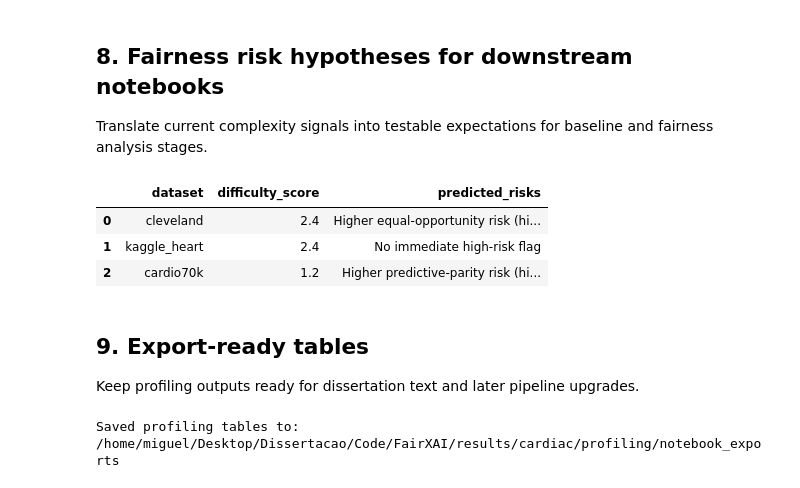
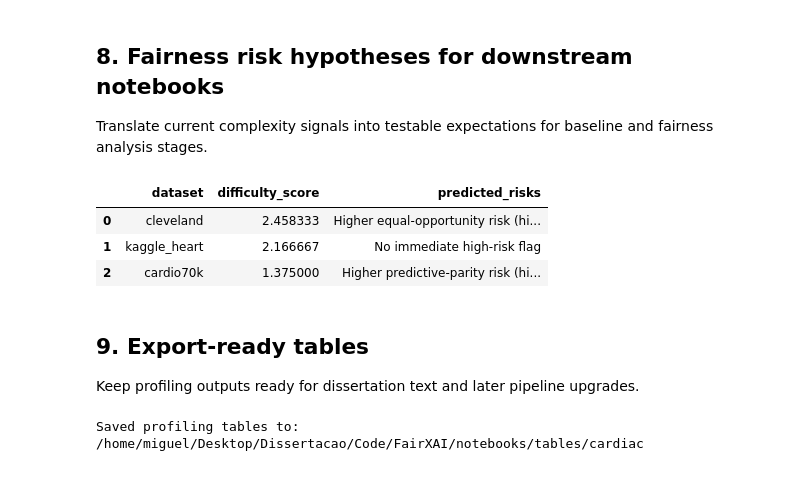
Before and after one commit to UA-Dissertation-Project-107449/FairXAI, a Jupyter notebook: notebooks/cardiac_profilling.ipynb, the cells around one changed output. Drawn from its saved outputs; the diff is of its cells as text; code cells hidden in the pictures.

```diff
--- a/notebooks/cardiac_profilling.ipynb
+++ b/notebooks/cardiac_profilling.ipynb
@@ -51,10 +51,12 @@ schema_cfg = cfg["schema_cfg"]
 RAW_DIR = cfg["raw_dir"]
 
 RESULTS_DIR = ROOT_DIR / "results" / MEDICAL_AREA
-PROFILE_DIR = RESULTS_DIR / "profiling"
+LATEST_RUN_PROFILE_DIR = RESULTS_DIR / "latest_run" / "profiling"
+PROFILE_DIR = LATEST_RUN_PROFILE_DIR if LATEST_RUN_PROFILE_DIR.exists() else RESULTS_DIR / "profiling"
 PROFILE_GLOB = "*_data_profile.json"
 DATASETS = get_relevant_datasets(schema_cfg, MEDICAL_AREA)
 FIGURES_DIR, fig_path = make_figure_path_builder(ROOT_DIR, MEDICAL_AREA, NOTEBOOK_TYPE)
+TABLES_DIR = ROOT_DIR / "notebooks" / "tables" / MEDICAL_AREA
 
-PROFILE_DIR, FIGURES_DIR
+PROFILE_DIR, FIGURES_DIR, TABLES_DIR
 # %% [output]
@@ -168,14 +170,18 @@ display(group_complexity_df)
 ## 7. Cross-dataset difficulty ranking (current metrics)
 Build a compact ranking from currently available metrics only; this is an operational guide for downstream baseline and fairness notebooks.
 # %%
-ranking_metrics = ["F2", "F3", "N3", "Raug", "L2"]
+ranking_metrics = [
+    metric
+    for metric in EXPECTED_COMPLEXITY_METRICS
+    if metric in complexity_df.columns and complexity_df[metric].notna().any()
+]
 ranking_df = complexity_df[["dataset"] + ranking_metrics].copy()
 
 for metric in ranking_metrics:
     ranking_df[f"rank_{metric}"] = ranking_df[metric].rank(ascending=False, method="average")
 
 rank_cols = [f"rank_{metric}" for metric in ranking_metrics]
-ranking_df["difficulty_score"] = ranking_df[rank_cols].mean(axis=1)
+ranking_df["difficulty_score"] = ranking_df[rank_cols].mean(axis=1) if rank_cols else float("nan")
 ranking_df = ranking_df.sort_values("difficulty_score", ascending=False).reset_index(drop=True)
 
 display(ranking_df[["dataset", "difficulty_score"] + rank_cols])
@@ -190,40 +196,39 @@ Translate current complexity signals into testable expectations for baseline and
 # %%
 risk_rows = []
 for _, row in ranking_df.iterrows():
     risks = []
-    if pd.notna(row["rank_N3"]) and row["rank_N3"] <= 1.5:
+    if pd.notna(row.get("rank_N3")) and row.get("rank_N3") <= 1.5:
         risks.append("Higher equal-opportunity risk (high N3)")
-    if pd.notna(row["rank_F2"]) and row["rank_F2"] <= 1.5:
+    if pd.notna(row.get("rank_F2")) and row.get("rank_F2") <= 1.5:
         risks.append("Higher predictive-parity risk (high F2)")
-    if pd.notna(row["rank_L2"]) and row["rank_L2"] <= 1.5:
+    if pd.notna(row.get("rank_L2")) and row.get("rank_L2") <= 1.5:
         risks.append("Linear models likely insufficient (high L2)")
     risk_rows.append({
         "dataset": row["dataset"],
         "difficulty_score": row["difficulty_score"],
         "predicted_risks": "; ".join(risks) if risks else "No immediate high-risk flag",
     })
 
 risk_summary_df = pd.DataFrame(risk_rows)
 display(risk_summary_df)
 # %% [output]
 |  | dataset | difficulty_score | predicted_risks |
-| 0 | cleveland | 2.4 | Higher equal-opportunity risk (hi... |
-| 1 | kaggle_heart | 2.4 | No immediate high-risk flag |
-| 2 | cardio70k | 1.2 | Higher predictive-parity risk (hi... |
+| 0 | cleveland | 2.458333 | Higher equal-opportunity risk (hi... |
+| 1 | kaggle_heart | 2.166667 | No immediate high-risk flag |
+| 2 | cardio70k | 1.375000 | Higher predictive-parity risk (hi... |
 # %% [markdown]
 ## 9. Export-ready tables
 Keep profiling outputs ready for dissertation text and later pipeline upgrades.
 # %%
-EXPORT_DIR = RESULTS_DIR / "profiling" / "notebook_exports"
-EXPORT_DIR.mkdir(parents=True, exist_ok=True)
+TABLES_DIR.mkdir(parents=True, exist_ok=True)
 
-overview_df.to_csv(EXPORT_DIR / "dataset_overview.csv", index=False)
-complexity_df.to_csv(EXPORT_DIR / "complexity_metrics_available.csv", index=False)
-missing_df.to_csv(EXPORT_DIR / "complexity_missing_warnings.csv", index=False)
-group_complexity_df.to_csv(EXPORT_DIR / "group_complexity_available.csv", index=False)
-ranking_df.to_csv(EXPORT_DIR / "dataset_difficulty_ranking.csv", index=False)
-risk_summary_df.to_csv(EXPORT_DIR / "predicted_fairness_risks.csv", index=False)
+overview_df.to_csv(TABLES_DIR / f"{NOTEBOOK_TYPE}_dataset_overview.csv", index=False)
+complexity_df.to_csv(TABLES_DIR / f"{NOTEBOOK_TYPE}_complexity_metrics_available.csv", index=False)
+missing_df.to_csv(TABLES_DIR / f"{NOTEBOOK_TYPE}_complexity_missing_warnings.csv", index=False)
+group_complexity_df.to_csv(TABLES_DIR / f"{NOTEBOOK_TYPE}_group_complexity_available.csv", index=False)
+ranking_df.to_csv(TABLES_DIR / f"{NOTEBOOK_TYPE}_dataset_difficulty_ranking.csv", index=False)
+risk_summary_df.to_csv(TABLES_DIR / f"{NOTEBOOK_TYPE}_predicted_fairness_risks.csv", index=False)
 
-print(f"Saved profiling tables to: {EXPORT_DIR}")
+print(f"Saved profiling tables to: {TABLES_DIR}")
 # %% [output]
-Saved profiling tables to: /home/miguel/Desktop/Dissertacao/Code/FairXAI/results/cardiac/profiling/notebook_exports
+Saved profiling tables to: /home/miguel/Desktop/Dissertacao/Code/FairXAI/notebooks/tables/cardiac
```
Also changed, not shown: parts of 5 cells of this notebook, 6 other files.
